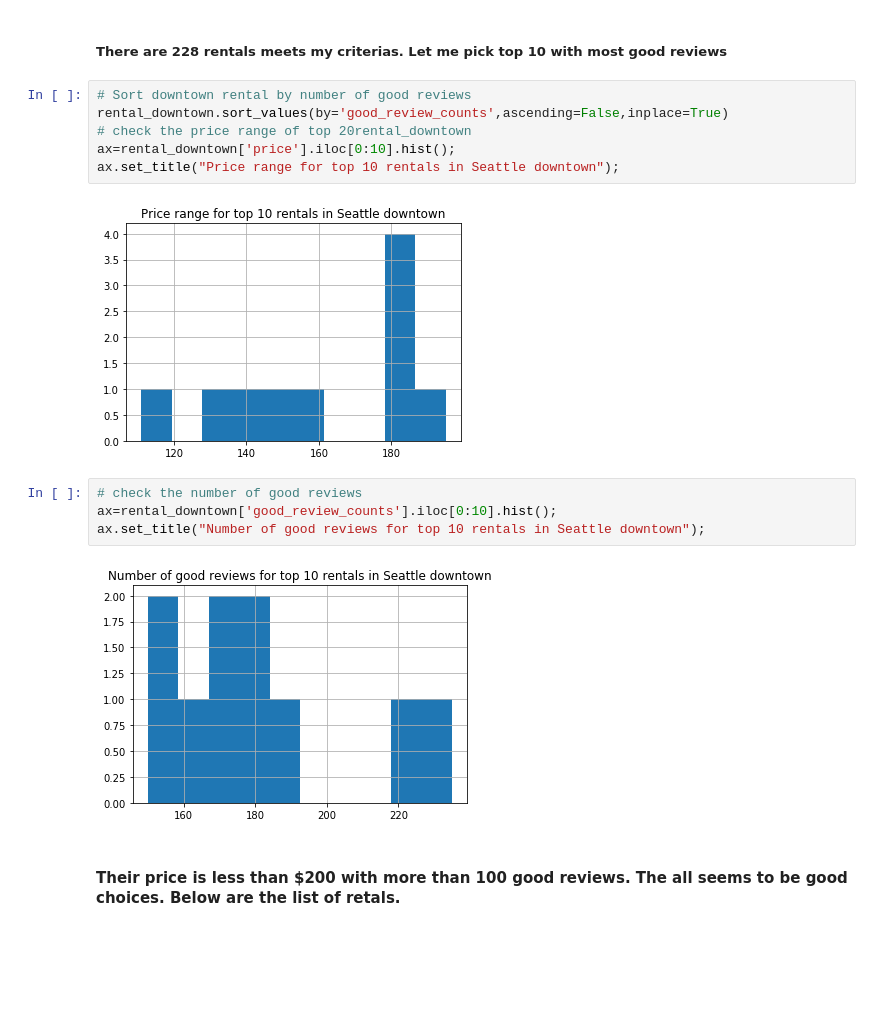
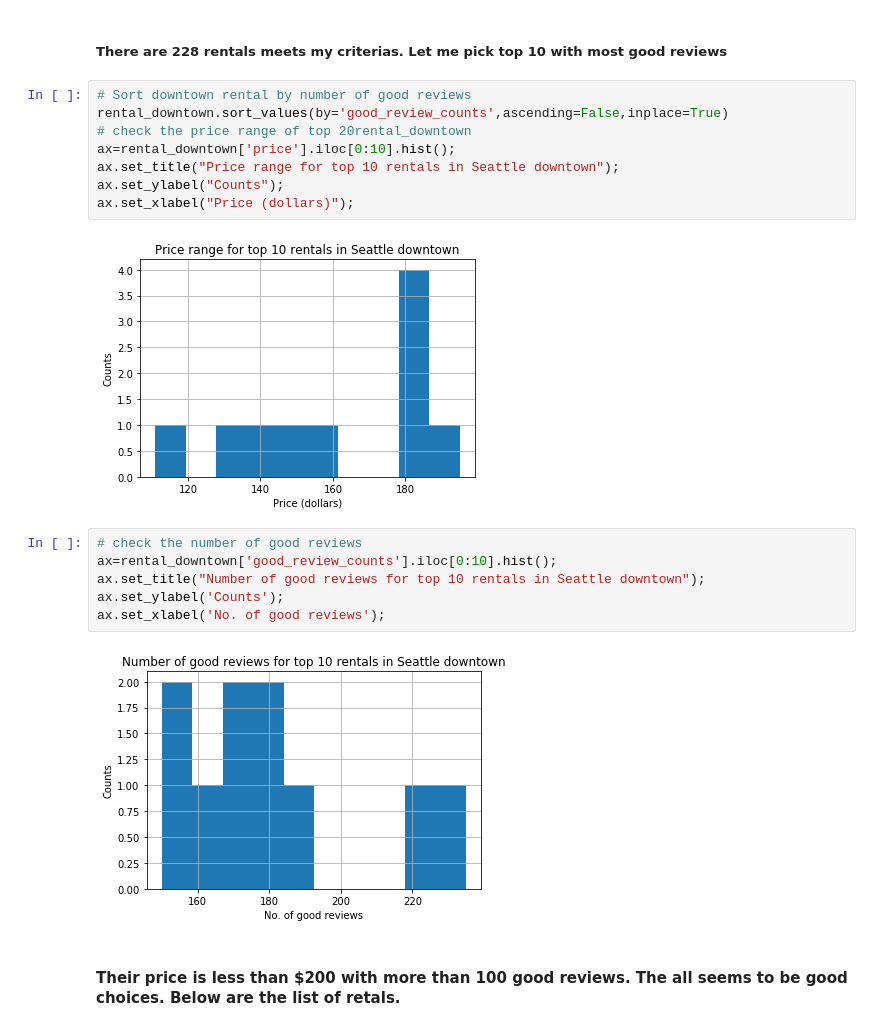
Before and after one commit to texcindy99/Find_My_Favorite_Airbnb_Rental_in_Seattle, a Jupyter notebook: Seattle_Airbnb_Investigation.ipynb, the cells around one changed output. Cells and saved outputs as stored; diff of their text form; blank space fills up the shorter version.

```diff
--- a/Seattle_Airbnb_Investigation.ipynb
+++ b/Seattle_Airbnb_Investigation.ipynb
@@ -462,14 +468,18 @@ rental_downtown.sort_values(by='good_review_counts',ascending=False,inplace=True
 # check the price range of top 20rental_downtown
 ax=rental_downtown['price'].iloc[0:10].hist();
 ax.set_title("Price range for top 10 rentals in Seattle downtown");
+ax.set_ylabel("Counts");
+ax.set_xlabel("Price (dollars)");
 # %% [output]
-[figure, old version]
+[figure, new version]
 # %%
 # check the number of good reviews
 ax=rental_downtown['good_review_counts'].iloc[0:10].hist();
 ax.set_title("Number of good reviews for top 10 rentals in Seattle downtown");
+ax.set_ylabel('Counts');
+ax.set_xlabel('No. of good reviews');
 # %% [output]
-[figure, old version]
+[figure, new version]
 # %% [markdown]
 #### Their price is less than $200 with more than 100 good reviews. The all seems to be good choices. Below are the list of retals.
 # %%
```
Also changed, not shown: parts of 7 cells of this notebook.
